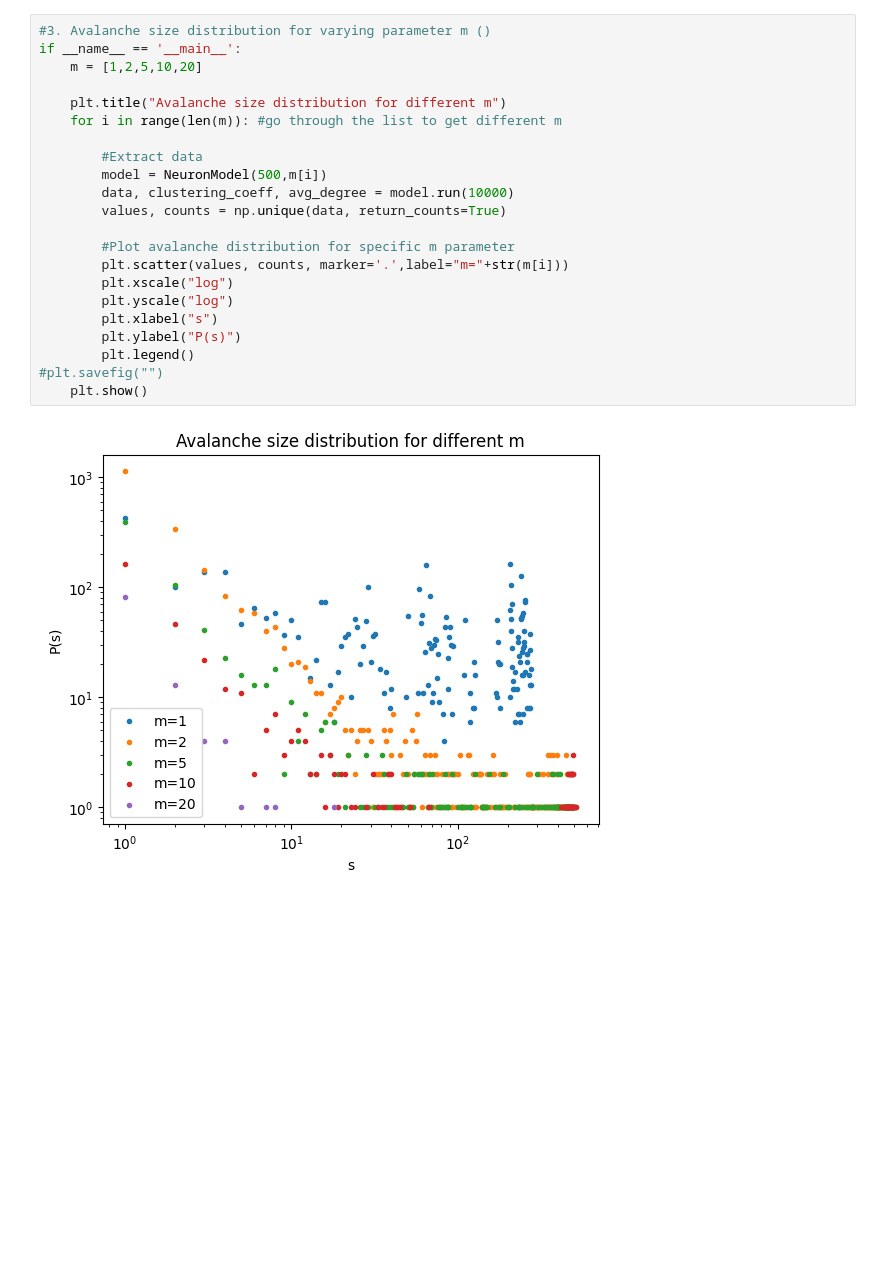
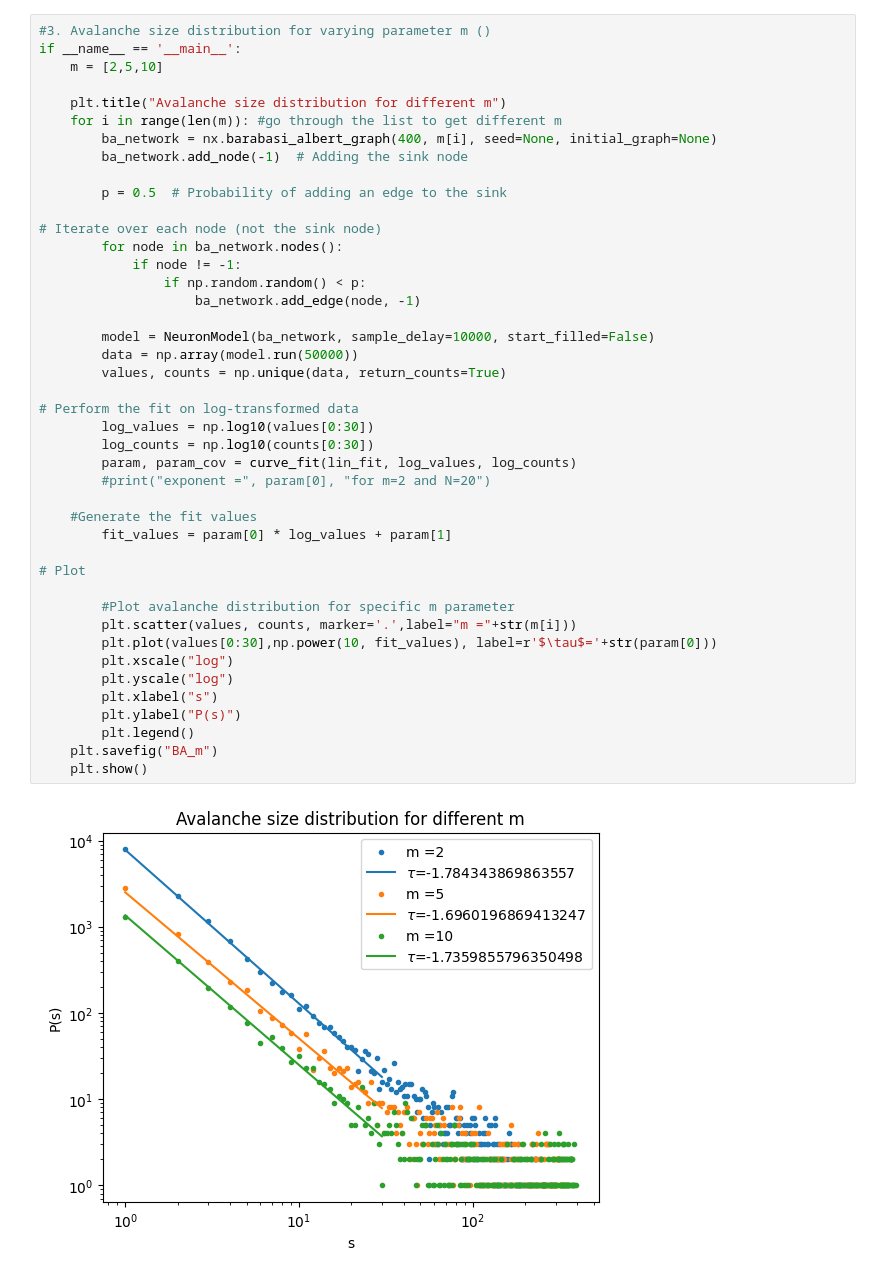
Before and after one commit to rkoevoets/complex-system-simulation, a Jupyter notebook: Barabasi-Albert_model.ipynb, the cells around one changed output. Drawn from its saved outputs; the diff is of its cells as text; blank space fills up the shorter version.

```diff
--- a/Barabasi-Albert_model.ipynb
+++ b/Barabasi-Albert_model.ipynb
@@ -303,27 +66,48 @@ exponent = -1.6949611998344514 for m=2 and N=20
 # %%
 #3. Avalanche size distribution for varying parameter m ()
 if __name__ == '__main__':
-    m = [1,2,5,10,20]
+    m = [2,5,10]
 
     plt.title("Avalanche size distribution for different m")
     for i in range(len(m)): #go through the list to get different m
+        ba_network = nx.barabasi_albert_graph(400, m[i], seed=None, initial_graph=None)
+        ba_network.add_node(-1)  # Adding the sink node
 
-        #Extract data
-        model = NeuronModel(500,m[i])
-        data, clustering_coeff, avg_degree = model.run(10000)
+        p = 0.5  # Probability of adding an edge to the sink
+
+# Iterate over each node (not the sink node)
+        for node in ba_network.nodes():
+            if node != -1:
+                if np.random.random() < p:
+                    ba_network.add_edge(node, -1)
+
+        model = NeuronModel(ba_network, sample_delay=10000, start_filled=False)
+        data = np.array(model.run(50000))
         values, counts = np.unique(data, return_counts=True)
 
+# Perform the fit on log-transformed data
+        log_values = np.log10(values[0:30])
+        log_counts = np.log10(counts[0:30])
+        param, param_cov = curve_fit(lin_fit, log_values, log_counts)
+        #print("exponent =", param[0], "for m=2 and N=20")
+
+    #Generate the fit values
+        fit_values = param[0] * log_values + param[1]
+
+# Plot
+
         #Plot avalanche distribution for specific m parameter
-        plt.scatter(values, counts, marker='.',label="m="+str(m[i]))
+        plt.scatter(values, counts, marker='.',label="m ="+str(m[i]))
+        plt.plot(values[0:30],np.power(10, fit_values), label=r'$\tau$='+str(param[0]))
         plt.xscale("log")
         plt.yscale("log")
         plt.xlabel("s")
         plt.ylabel("P(s)")
         plt.legend()
-#plt.savefig("")
+    plt.savefig("BA_m")
     plt.show()
 # %% [output]
-[figure, old version]
+[figure, new version]
 # %%
 #4. Avalanche size distribution for varying Node numbers ()
 if __name__ == '__main__':
```
Also changed, not shown: parts of 5 cells of this notebook.
